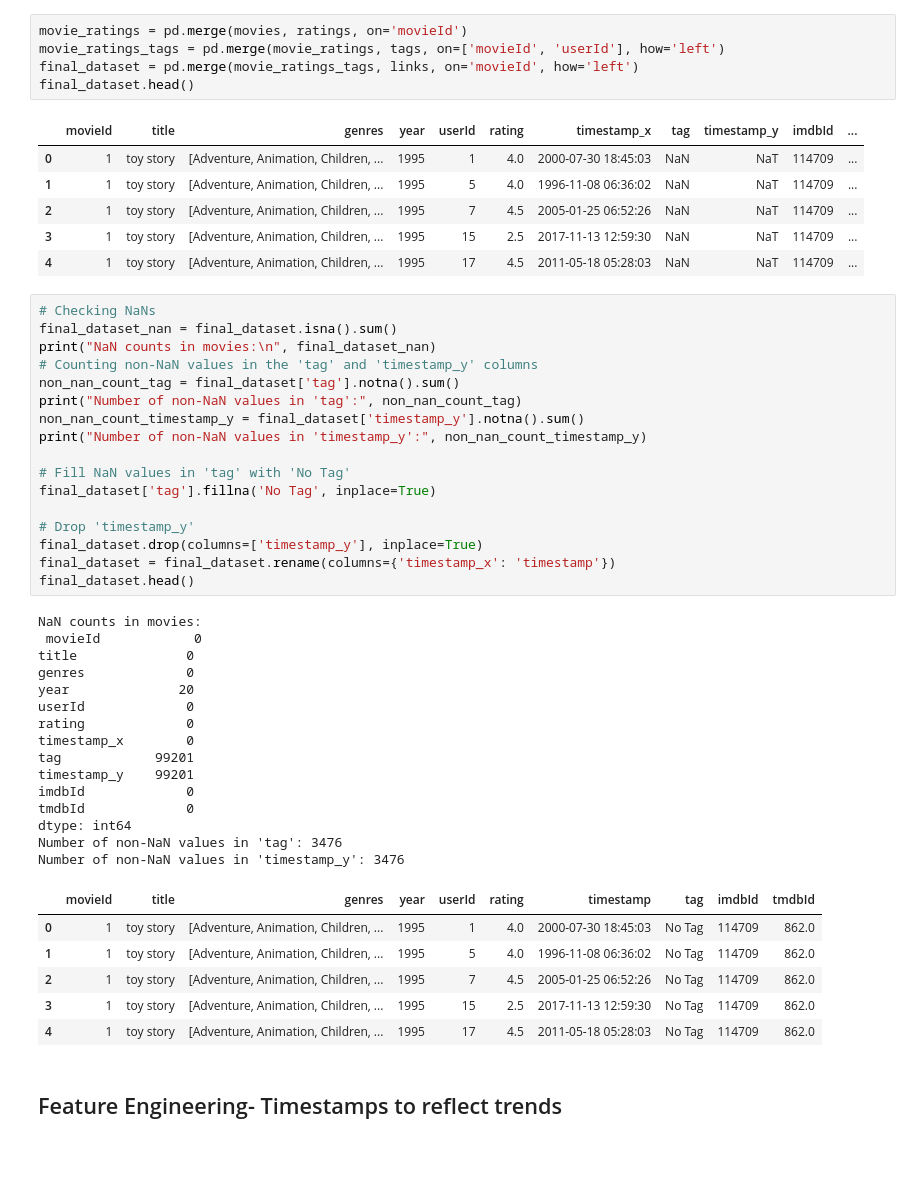
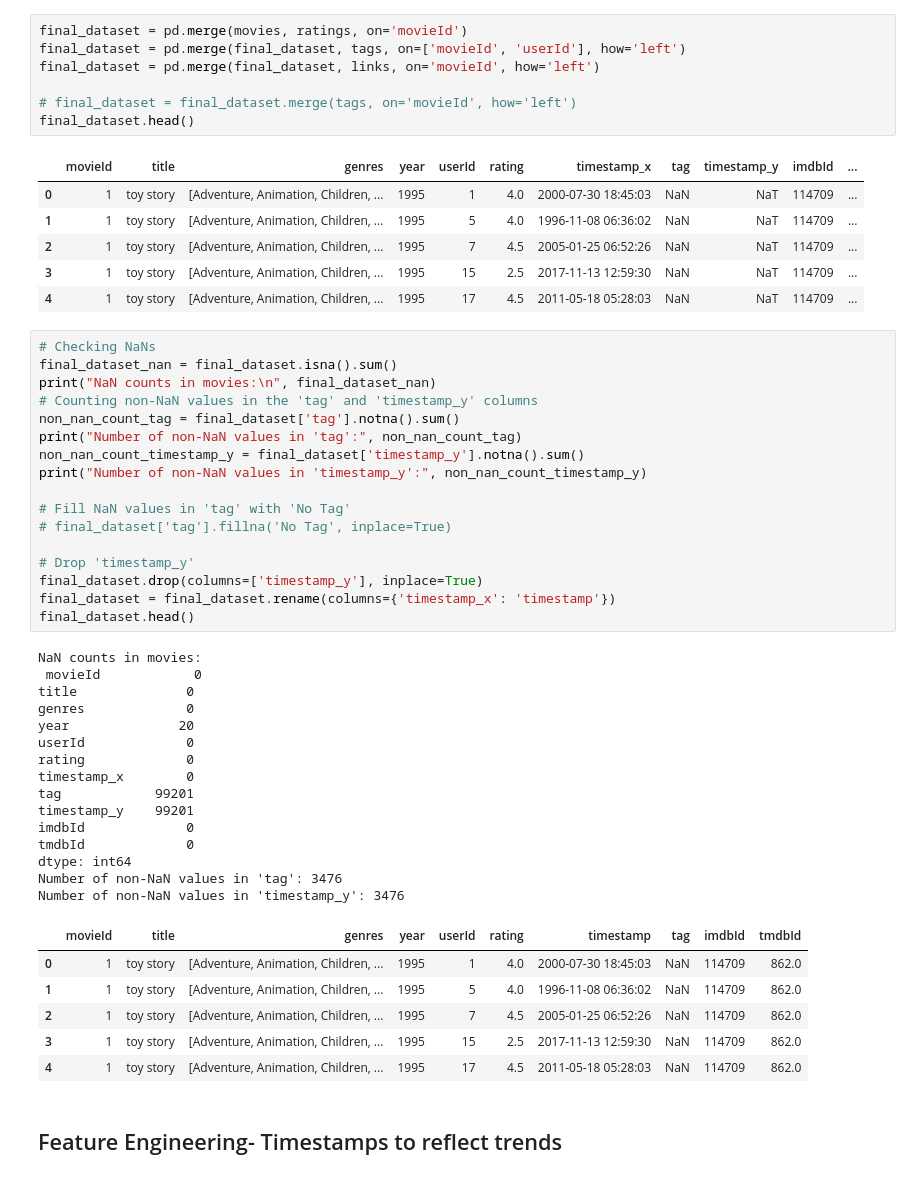
Before and after one commit to bethtaylor339/RS, a Jupyter notebook: FINAL RS1.ipynb, the cells around one changed output. Saved outputs shown, nothing was run; the diff lists cells and outputs as text.

```diff
--- a/FINAL RS1.ipynb
+++ b/FINAL RS1.ipynb
@@ -80,9 +93,11 @@ tags['timestamp'] = pd.to_datetime(tags['timestamp'], unit='s')
 # %% [markdown]
 ## Data Merging
 # %%
-movie_ratings = pd.merge(movies, ratings, on='movieId')
-movie_ratings_tags = pd.merge(movie_ratings, tags, on=['movieId', 'userId'], how='left')
-final_dataset = pd.merge(movie_ratings_tags, links, on='movieId', how='left')
+final_dataset = pd.merge(movies, ratings, on='movieId')
+final_dataset = pd.merge(final_dataset, tags, on=['movieId', 'userId'], how='left')
+final_dataset = pd.merge(final_dataset, links, on='movieId', how='left')
+
+# final_dataset = final_dataset.merge(tags, on='movieId', how='left')
 final_dataset.head()
 # %% [output]
 |  | movieId | title | genres | year | userId | rating | timestamp_x | tag | timestamp_y | imdbId | ... |
@@ -97,39 +112,39 @@ final_dataset_nan = final_dataset.isna().sum()
 print("NaN counts in movies:\n", final_dataset_nan)
 # Counting non-NaN values in the 'tag' and 'timestamp_y' columns
 non_nan_count_tag = final_dataset['tag'].notna().sum()
 print("Number of non-NaN values in 'tag':", non_nan_count_tag)
 non_nan_count_timestamp_y = final_dataset['timestamp_y'].notna().sum()
 print("Number of non-NaN values in 'timestamp_y':", non_nan_count_timestamp_y)
 
 # Fill NaN values in 'tag' with 'No Tag'
-final_dataset['tag'].fillna('No Tag', inplace=True)
+# final_dataset['tag'].fillna('No Tag', inplace=True)
 
 # Drop 'timestamp_y'
 final_dataset.drop(columns=['timestamp_y'], inplace=True)
 final_dataset = final_dataset.rename(columns={'timestamp_x': 'timestamp'})
 final_dataset.head()
 # %% [output]
 NaN counts in movies:
  movieId            0
 title              0
 genres             0
 year              20
 userId             0
 rating             0
 timestamp_x        0
 tag            99201
 timestamp_y    99201
 imdbId             0
 tmdbId             0
 dtype: int64
 Number of non-NaN values in 'tag': 3476
 Number of non-NaN values in 'timestamp_y': 3476
 |  | movieId | title | genres | year | userId | rating | timestamp | tag | imdbId | tmdbId |
-| 0 | 1 | toy story | [Adventure, Animation, Children, ... | 1995 | 1 | 4.0 | 2000-07-30 18:45:03 | No Tag | 114709 | 862.0 |
-| 1 | 1 | toy story | [Adventure, Animation, Children, ... | 1995 | 5 | 4.0 | 1996-11-08 06:36:02 | No Tag | 114709 | 862.0 |
-| 2 | 1 | toy story | [Adventure, Animation, Children, ... | 1995 | 7 | 4.5 | 2005-01-25 06:52:26 | No Tag | 114709 | 862.0 |
-| 3 | 1 | toy story | [Adventure, Animation, Children, ... | 1995 | 15 | 2.5 | 2017-11-13 12:59:30 | No Tag | 114709 | 862.0 |
-| 4 | 1 | toy story | [Adventure, Animation, Children, ... | 1995 | 17 | 4.5 | 2011-05-18 05:28:03 | No Tag | 114709 | 862.0 |
+| 0 | 1 | toy story | [Adventure, Animation, Children, ... | 1995 | 1 | 4.0 | 2000-07-30 18:45:03 | NaN | 114709 | 862.0 |
+| 1 | 1 | toy story | [Adventure, Animation, Children, ... | 1995 | 5 | 4.0 | 1996-11-08 06:36:02 | NaN | 114709 | 862.0 |
+| 2 | 1 | toy story | [Adventure, Animation, Children, ... | 1995 | 7 | 4.5 | 2005-01-25 06:52:26 | NaN | 114709 | 862.0 |
+| 3 | 1 | toy story | [Adventure, Animation, Children, ... | 1995 | 15 | 2.5 | 2017-11-13 12:59:30 | NaN | 114709 | 862.0 |
+| 4 | 1 | toy story | [Adventure, Animation, Children, ... | 1995 | 17 | 4.5 | 2011-05-18 05:28:03 | NaN | 114709 | 862.0 |
 # %% [markdown]
 ## Feature Engineering- Timestamps to reflect trends
 # %%
```
Also changed, not shown: parts of 10 cells of this notebook, 6 other files.
